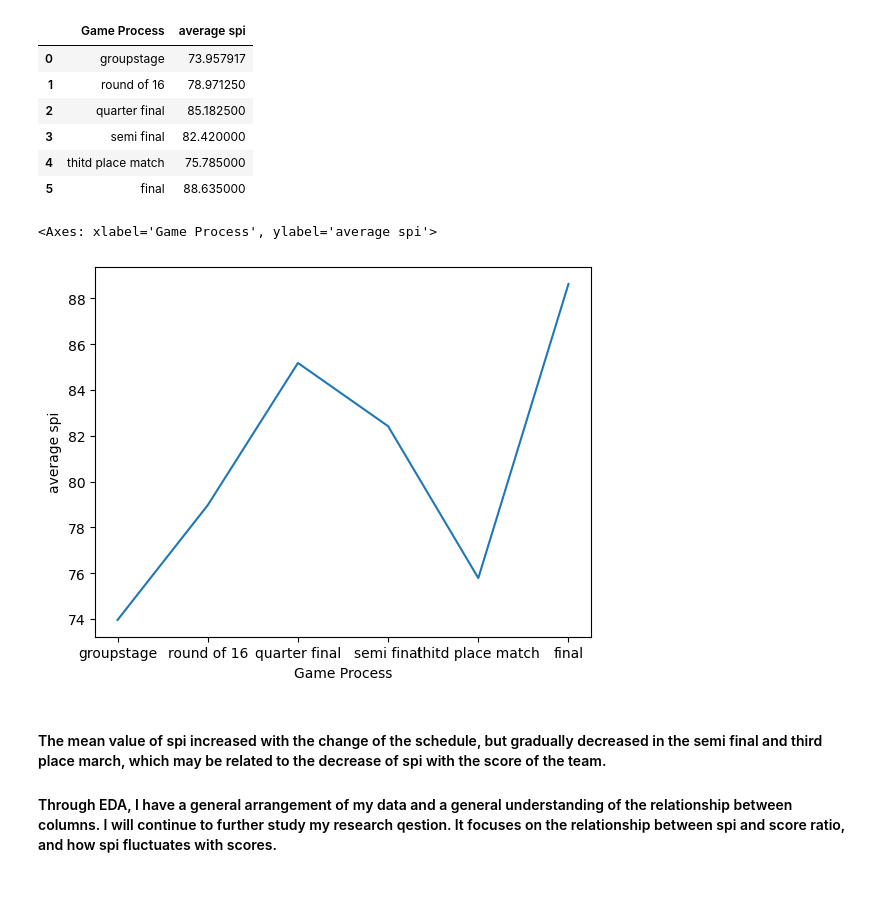
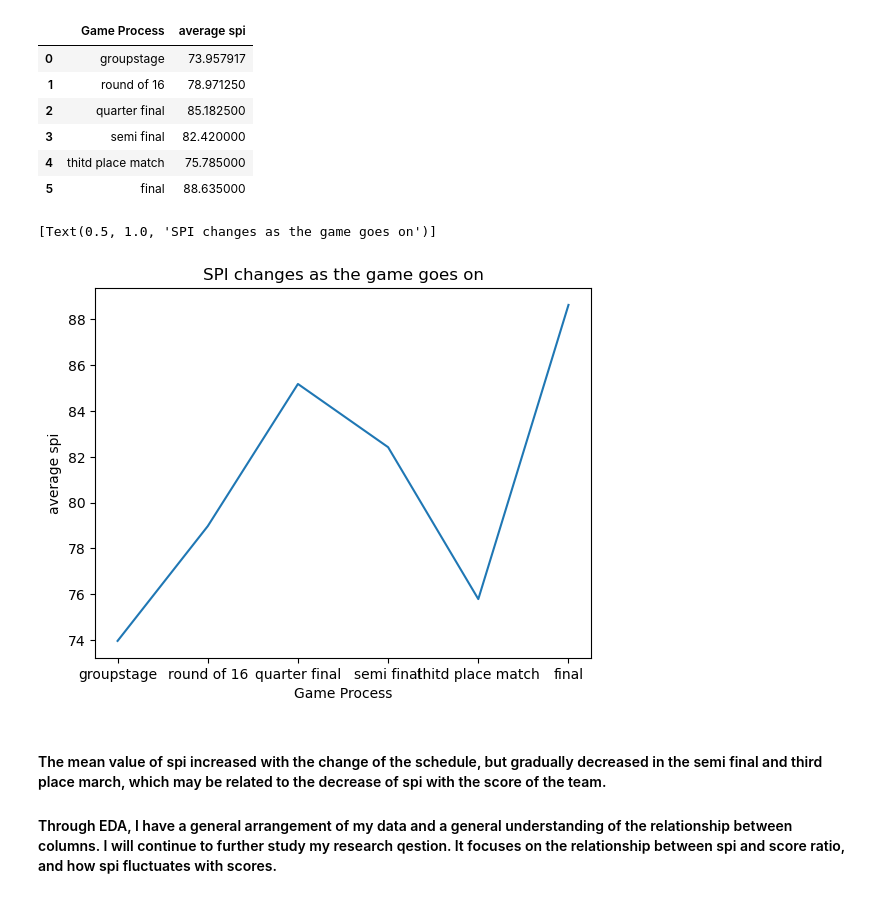
Before and after one commit to ubco-W2022T2-data301/project-group-group41, a Jupyter notebook: analysis/analysis2_Runmeng_Qin.ipynb, the cells around one changed output. Saved outputs shown, nothing was run; the diff lists cells and outputs as text; code cells hidden in the pictures.

```diff
--- a/analysis/analysis2_Runmeng_Qin.ipynb
+++ b/analysis/analysis2_Runmeng_Qin.ipynb
@@ -201,10 +203,11 @@ averagespi
 | 5 | final | 88.635000 |
 # %%
 import seaborn as sns
-sns.lineplot(data=averagespi, x="Game Process", y="average spi")
+k=sns.lineplot(data=averagespi, x="Game Process", y="average spi")
+k.set(title='SPI changes as the game goes on')
 # %% [output]
-<Axes: xlabel='Game Process', ylabel='average spi'>
+[Text(0.5, 1.0, 'SPI changes as the game goes on')]
-[figure, old version]
+[figure, new version]
 # %% [markdown]
 #### The mean value of spi increased with the change of the schedule, but gradually decreased in the semi final and third place march, which may be related to the decrease of spi with the score of the team.
 #### Through EDA,  I have a general arrangement of my data and a general understanding of the relationship between columns. I will continue  to further study my research qestion.  It focuses on the relationship between spi and score ratio, and how spi fluctuates with scores.
```
Also changed, not shown: parts of 5 cells of this notebook, 12 other files.
